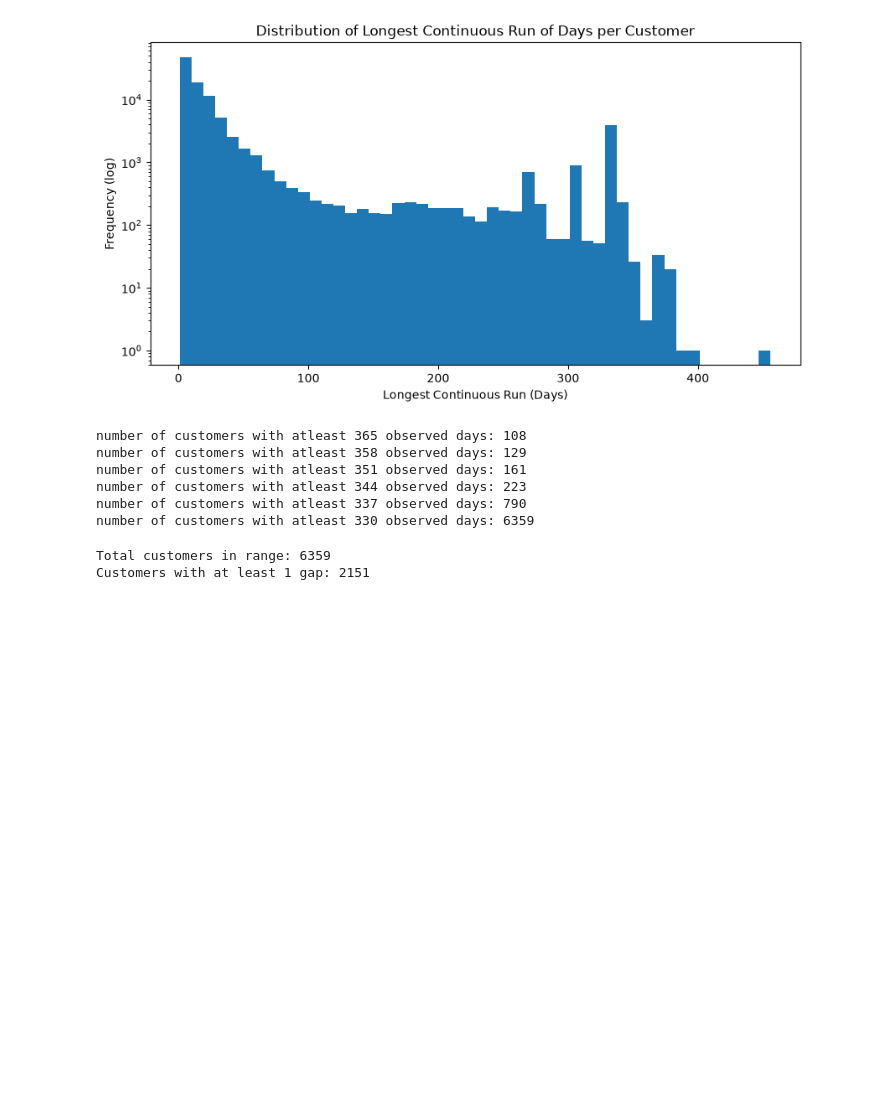
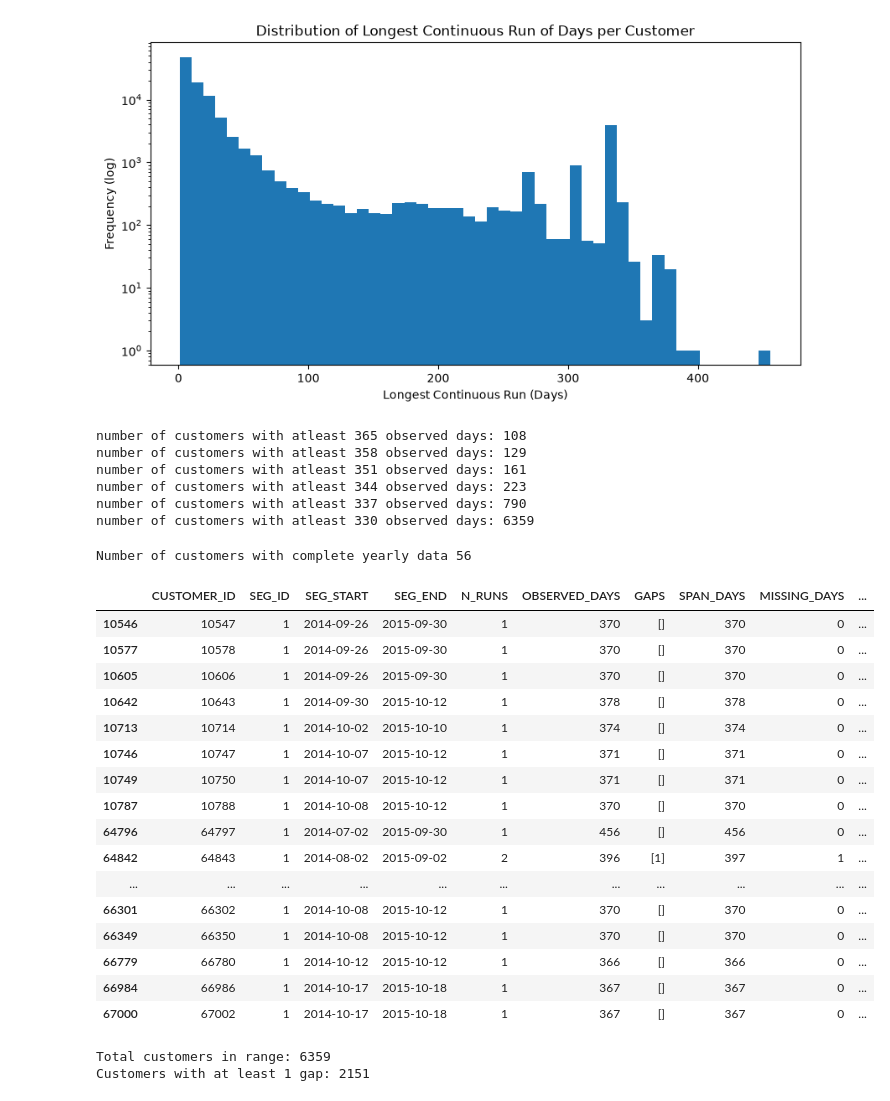
Before and after one commit to reem-naji/potential-fortnight, a Jupyter notebook: notebooks/data_analysis.ipynb, the cells around one changed output. Saved outputs shown, nothing was run; the diff lists cells and outputs as text; code cells hidden in the pictures; blank space fills up the shorter version.

Commit message:
number of customers with complete data

```diff
--- a/notebooks/data_analysis.ipynb
+++ b/notebooks/data_analysis.ipynb
@@ -1265,6 +1262,30 @@ number of customers with atleast 351 observed days: 161
 number of customers with atleast 344 observed days: 223
 number of customers with atleast 337 observed days: 790
 number of customers with atleast 330 observed days: 6359
+# %%
+customers_with_complete_year_data = longest_runs_df[longest_runs_df['LONGEST_RUN_LENGTH'] >= 365]['CUSTOMER_ID'].to_list()
+print(f'Number of customers with complete yearly data {len(customers_with_complete_year_data)}')
+
+runs_summary_df[runs_summary_df['CUSTOMER_ID'].isin(customers_with_complete_year_data)]
+# %% [output]
+Number of customers with complete yearly data 56
+|  | CUSTOMER_ID | SEG_ID | SEG_START | SEG_END | N_RUNS | OBSERVED_DAYS | GAPS | SPAN_DAYS | MISSING_DAYS | ... |
+| 10546 | 10547 | 1 | 2014-09-26 | 2015-09-30 | 1 | 370 | [] | 370 | 0 | ... |
+| 10577 | 10578 | 1 | 2014-09-26 | 2015-09-30 | 1 | 370 | [] | 370 | 0 | ... |
+| 10605 | 10606 | 1 | 2014-09-26 | 2015-09-30 | 1 | 370 | [] | 370 | 0 | ... |
+| 10642 | 10643 | 1 | 2014-09-30 | 2015-10-12 | 1 | 378 | [] | 378 | 0 | ... |
+| 10713 | 10714 | 1 | 2014-10-02 | 2015-10-10 | 1 | 374 | [] | 374 | 0 | ... |
+| 10746 | 10747 | 1 | 2014-10-07 | 2015-10-12 | 1 | 371 | [] | 371 | 0 | ... |
+| 10749 | 10750 | 1 | 2014-10-07 | 2015-10-12 | 1 | 371 | [] | 371 | 0 | ... |
+| 10787 | 10788 | 1 | 2014-10-08 | 2015-10-12 | 1 | 370 | [] | 370 | 0 | ... |
+| 64796 | 64797 | 1 | 2014-07-02 | 2015-09-30 | 1 | 456 | [] | 456 | 0 | ... |
+| 64842 | 64843 | 1 | 2014-08-02 | 2015-09-02 | 2 | 396 | [1] | 397 | 1 | ... |
+| ... | ... | ... | ... | ... | ... | ... | ... | ... | ... | ... |
+| 66301 | 66302 | 1 | 2014-10-08 | 2015-10-12 | 1 | 370 | [] | 370 | 0 | ... |
+| 66349 | 66350 | 1 | 2014-10-08 | 2015-10-12 | 1 | 370 | [] | 370 | 0 | ... |
+| 66779 | 66780 | 1 | 2014-10-12 | 2015-10-12 | 1 | 366 | [] | 366 | 0 | ... |
+| 66984 | 66986 | 1 | 2014-10-17 | 2015-10-18 | 1 | 367 | [] | 367 | 0 | ... |
+| 67000 | 67002 | 1 | 2014-10-17 | 2015-10-18 | 1 | 367 | [] | 367 | 0 | ... |
 # %%
 subset = runs_summary_df[(runs_summary_df['OBSERVED_DAYS']>=365 - th)].copy()
 
```
Also changed, not shown: parts of 7 cells of this notebook.
